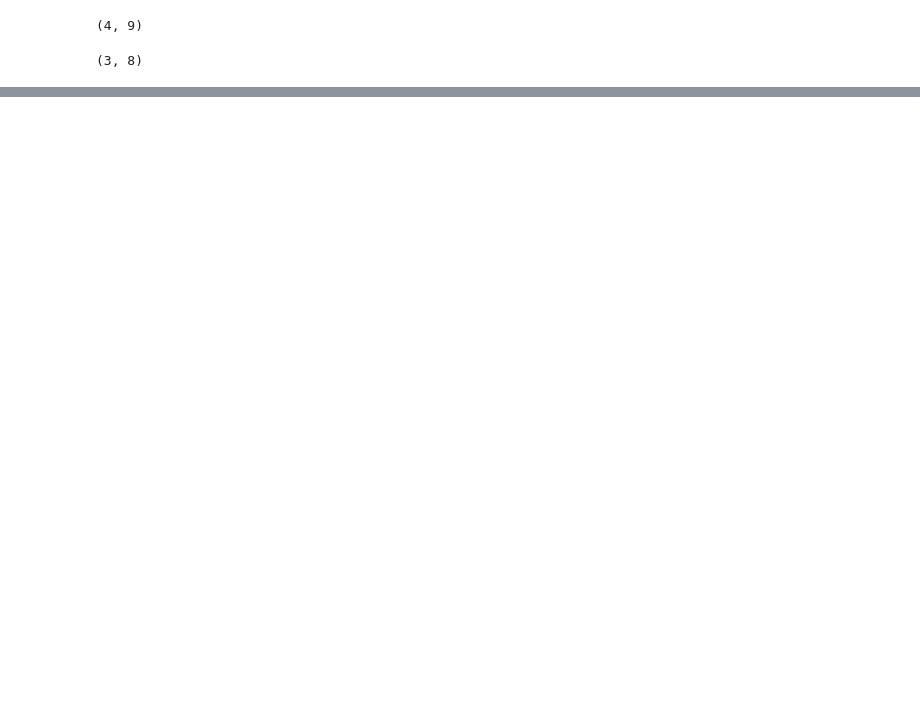
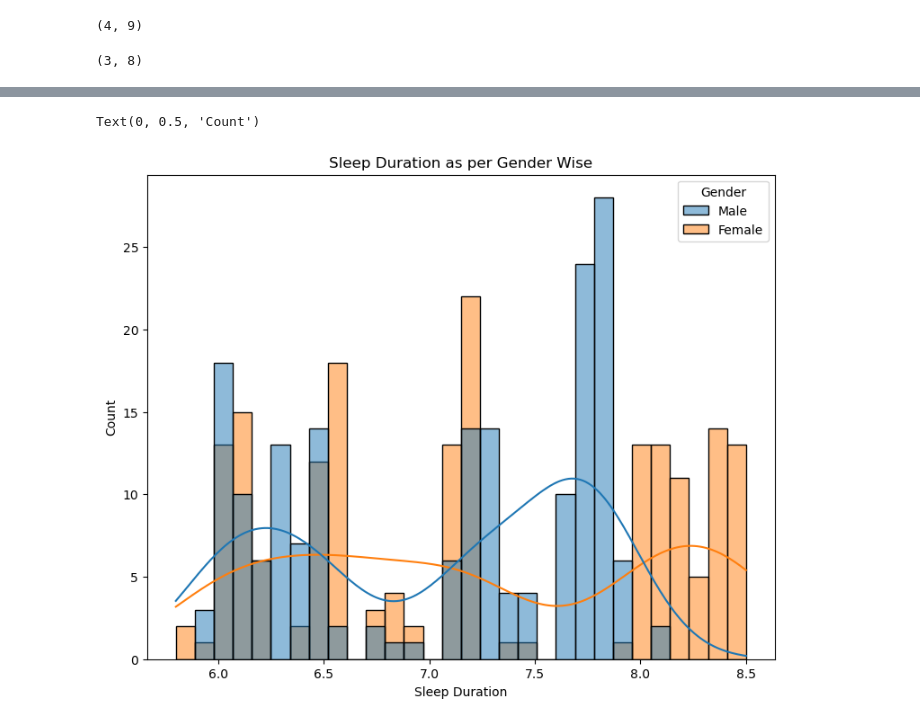
Before and after one commit to Hemanthsravan/Sleep-Quality-and-Stress-Level-Prediction-App, a Jupyter notebook: SleepHealthPrediction.ipynb, the cells around one changed output, grey strips where cells are left out. Saved outputs shown, nothing was run; the diff lists cells and outputs as text; code cells hidden in the pictures; blank space fills up the shorter version.

```diff
--- a/SleepHealthPrediction.ipynb
+++ b/SleepHealthPrediction.ipynb
@@ -123,0 +157,9 @@ df[col].min(), df[col].max()
+# %%
+plt.figure(figsize=(9,7))
+sns.histplot(data = df, x='Sleep Duration', bins = 30, kde = True, hue = 'Gender')
+plt.title("Sleep Duration as per Gender Wise")
+plt.xlabel("Sleep Duration")
+plt.ylabel("Count")
+# %% [output]
+Text(0, 0.5, 'Count')
+[figure, added]
```
Also changed, not shown: parts of 10 cells of this notebook, 1 other file.
